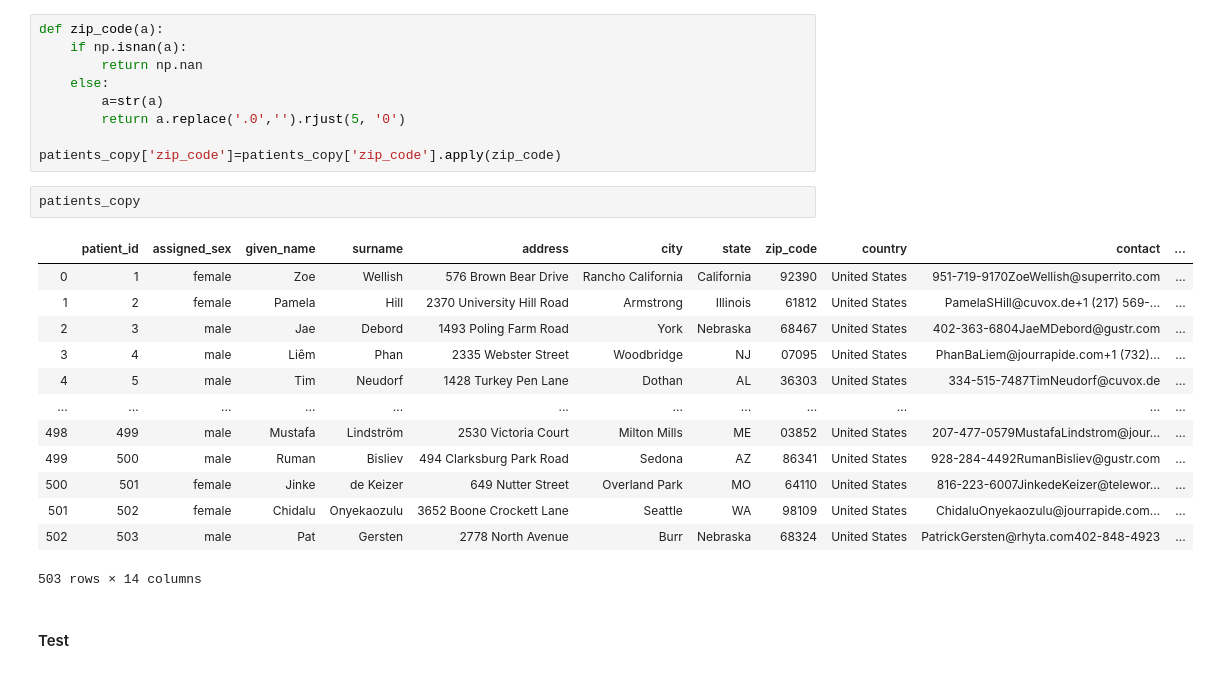
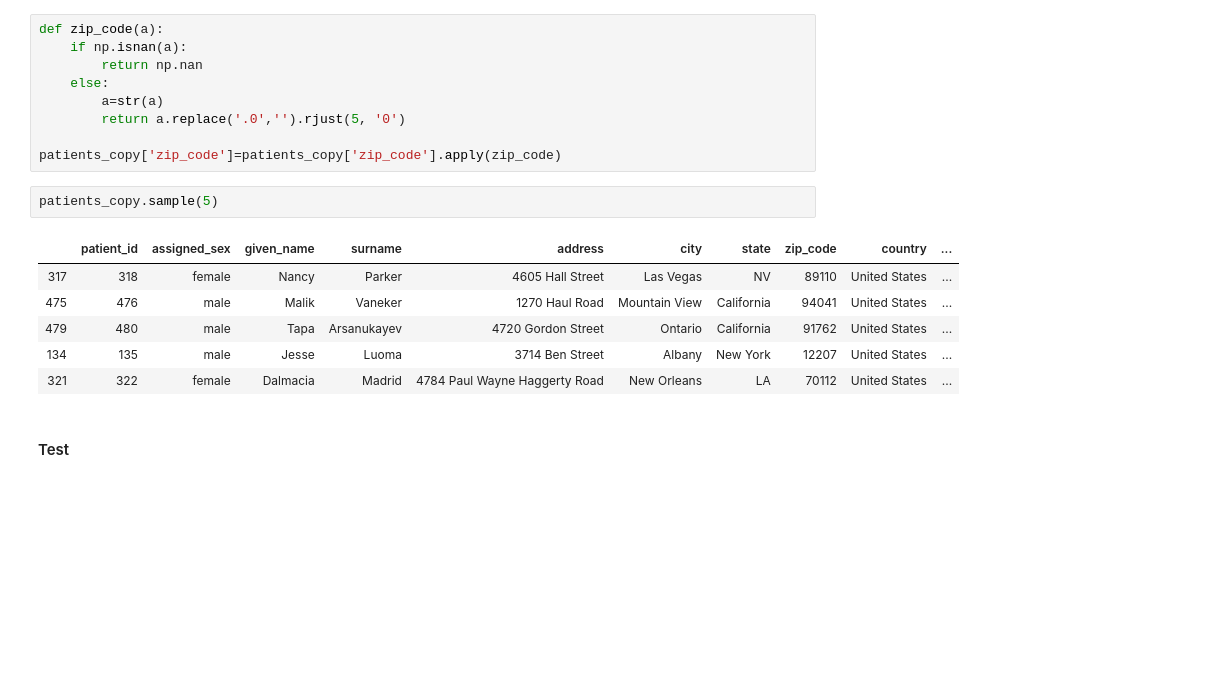
Before and after one commit to Ritayan-Dhara/Data-Wrangling, a Jupyter notebook: Data_Wrangling_Assignment.ipynb, the cells around one changed output. Cells and saved outputs as stored; diff of their text form; blank space fills up the shorter version.

```diff
--- a/Data_Wrangling_Assignment.ipynb
+++ b/Data_Wrangling_Assignment.ipynb
@@ -517,21 +554,14 @@ def zip_code(a):
 
 patients_copy['zip_code']=patients_copy['zip_code'].apply(zip_code)
 # %%
-patients_copy
+patients_copy.sample(5)
 # %% [output]
-|  | patient_id | assigned_sex | given_name | surname | address | city | state | zip_code | country | contact | ... |
-| 0 | 1 | female | Zoe | Wellish | 576 Brown Bear Drive | Rancho California | California | 92390 | United States | 951-719-9170ZoeWellish@superrito.com | ... |
-| 1 | 2 | female | Pamela | Hill | 2370 University Hill Road | Armstrong | Illinois | 61812 | United States | PamelaSHill@cuvox.de+1 (217) 569-... | ... |
-| 2 | 3 | male | Jae | Debord | 1493 Poling Farm Road | York | Nebraska | 68467 | United States | 402-363-6804JaeMDebord@gustr.com | ... |
-| 3 | 4 | male | Liêm | Phan | 2335 Webster Street | Woodbridge | NJ | 07095 | United States | PhanBaLiem@jourrapide.com+1 (732)... | ... |
-| 4 | 5 | male | Tim | Neudorf | 1428 Turkey Pen Lane | Dothan | AL | 36303 | United States | 334-515-7487TimNeudorf@cuvox.de | ... |
-| ... | ... | ... | ... | ... | ... | ... | ... | ... | ... | ... | ... |
-| 498 | 499 | male | Mustafa | Lindström | 2530 Victoria Court | Milton Mills | ME | 03852 | United States | 207-477-0579MustafaLindstrom@jour... | ... |
-| 499 | 500 | male | Ruman | Bisliev | 494 Clarksburg Park Road | Sedona | AZ | 86341 | United States | 928-284-4492RumanBisliev@gustr.com | ... |
-| 500 | 501 | female | Jinke | de Keizer | 649 Nutter Street | Overland Park | MO | 64110 | United States | 816-223-6007JinkedeKeizer@telewor... | ... |
-| 501 | 502 | female | Chidalu | Onyekaozulu | 3652 Boone Crockett Lane | Seattle | WA | 98109 | United States | ChidaluOnyekaozulu@jourrapide.com... | ... |
-| 502 | 503 | male | Pat | Gersten | 2778 North Avenue | Burr | Nebraska | 68324 | United States | PatrickGersten@rhyta.com402-848-4923 | ... |
+|  | patient_id | assigned_sex | given_name | surname | address | city | state | zip_code | country | ... |
+| 317 | 318 | female | Nancy | Parker | 4605 Hall Street | Las Vegas | NV | 89110 | United States | ... |
+| 475 | 476 | male | Malik | Vaneker | 1270 Haul Road | Mountain View | California | 94041 | United States | ... |
+| 479 | 480 | male | Tapa | Arsanukayev | 4720 Gordon Street | Ontario | California | 91762 | United States | ... |
+| 134 | 135 | male | Jesse | Luoma | 3714 Ben Street | Albany | New York | 12207 | United States | ... |
+| 321 | 322 | female | Dalmacia | Madrid | 4784 Paul Wayne Haggerty Road | New Orleans | LA | 70112 | United States | ... |
-503 rows × 14 columns
 # %% [markdown]
 #### Test
 # %%
```
Also changed, not shown: parts of 34 cells of this notebook.
